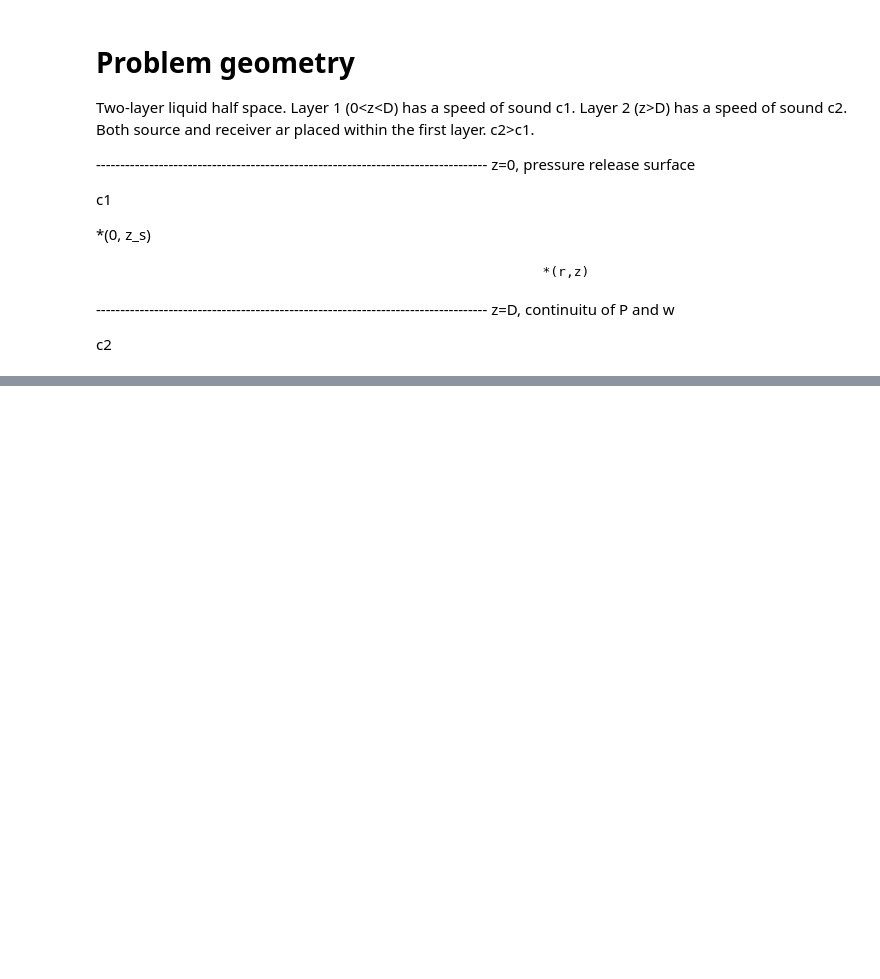
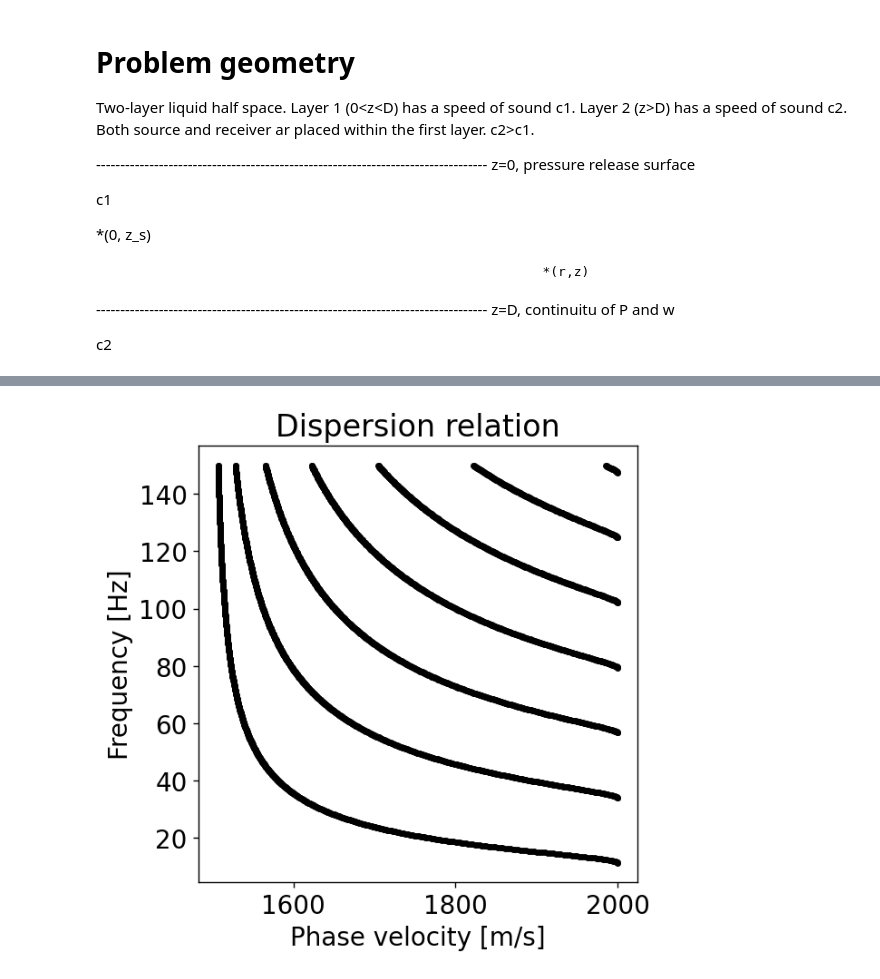
Before and after one commit to Gilaverbuch/pypekeris, a Jupyter notebook: Pekeris Solver.ipynb, the cells around one changed output, grey strips where cells are left out. Cells and saved outputs as stored; diff of their text form; code cells hidden in the pictures; blank space fills up the shorter version.

```diff
--- a/Pekeris Solver.ipynb
+++ b/Pekeris Solver.ipynb
@@ -120,0 +94,4 @@ plt.show()
+# %%
+P._plot_dispersion(fmax=150, df=0.1)
+# %% [output]
+[figure, added]
```
Also changed, not shown: parts of 16 cells of this notebook, 1 other file.
